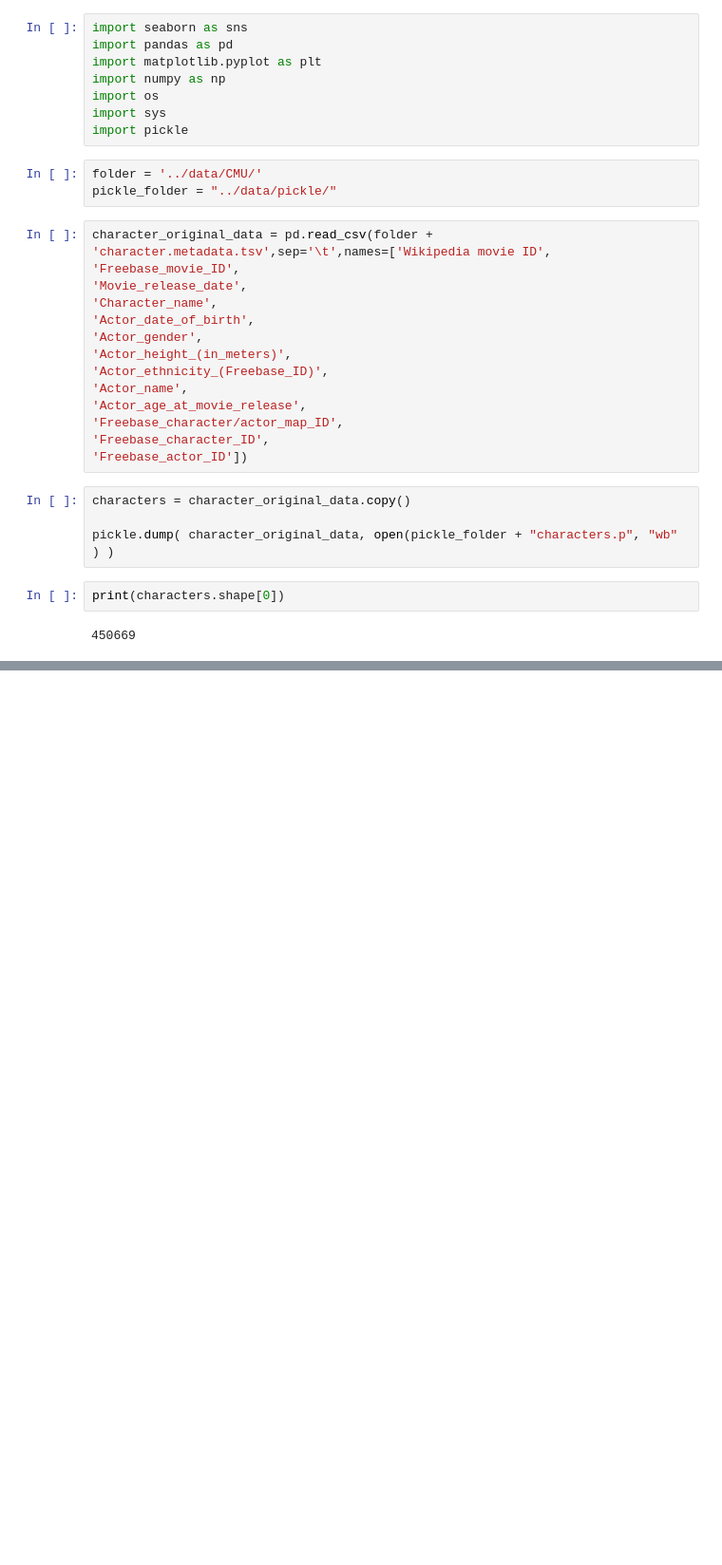
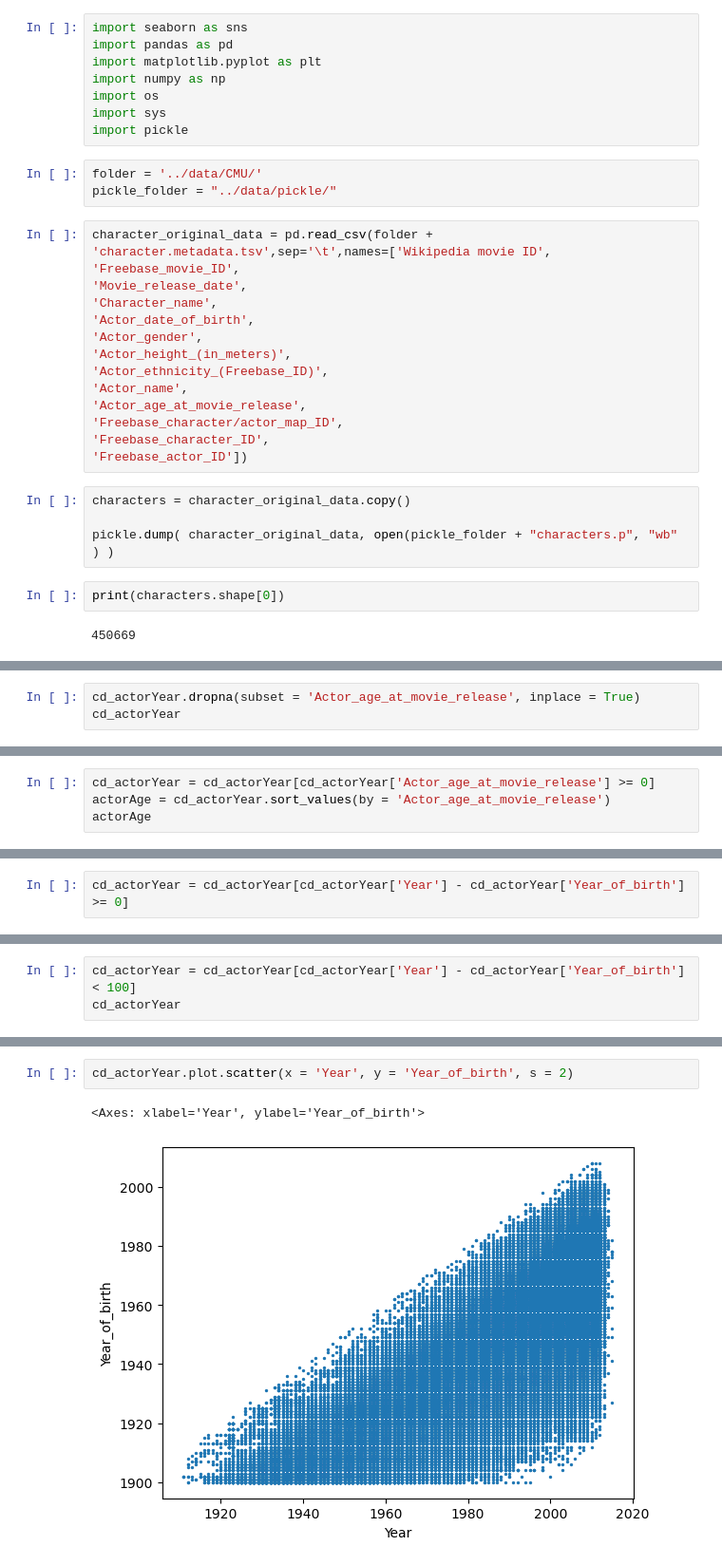
Before and after one commit to epfl-ada/ada-2024-project-melyn, a Jupyter notebook: pipeline/character_dataset_cleaning.ipynb, the cells around one changed output, grey strips where cells are left out. Shown: that part at 95% size. Saved outputs shown, nothing was run; the diff lists cells and outputs as text; blank space fills up the shorter version.

```diff
--- a/pipeline/character_dataset_cleaning.ipynb
+++ b/pipeline/character_dataset_cleaning.ipynb
@@ -44,0 +312,3 @@ pickle.dump( cd, open(pickle_folder + "characters_date.p", "wb" ) )
+# %%
+cd_actorYear.dropna(subset = 'Actor_age_at_movie_release', inplace = True)
+cd_actorYear
@@ -44,0 +348,4 @@ pickle.dump( cd, open(pickle_folder + "characters_date.p", "wb" ) )
+# %%
+cd_actorYear = cd_actorYear[cd_actorYear['Actor_age_at_movie_release'] >= 0]
+actorAge = cd_actorYear.sort_values(by = 'Actor_age_at_movie_release')
+actorAge
@@ -44,0 +377,2 @@ pickle.dump( cd, open(pickle_folder + "characters_date.p", "wb" ) )
+# %%
+cd_actorYear = cd_actorYear[cd_actorYear['Year'] - cd_actorYear['Year_of_birth'] >= 0]
@@ -44,0 +390,3 @@ pickle.dump( cd, open(pickle_folder + "characters_date.p", "wb" ) )
+# %%
+cd_actorYear = cd_actorYear[cd_actorYear['Year'] - cd_actorYear['Year_of_birth'] < 100]
+cd_actorYear
@@ -44,0 +407,5 @@ pickle.dump( cd, open(pickle_folder + "characters_date.p", "wb" ) )
+# %%
+cd_actorYear.plot.scatter(x = 'Year', y = 'Year_of_birth', s = 2)
+# %% [output]
+<Axes: xlabel='Year', ylabel='Year_of_birth'>
+[figure, added]
```
Also changed, not shown: parts of 49 cells of this notebook, 6 other files.
